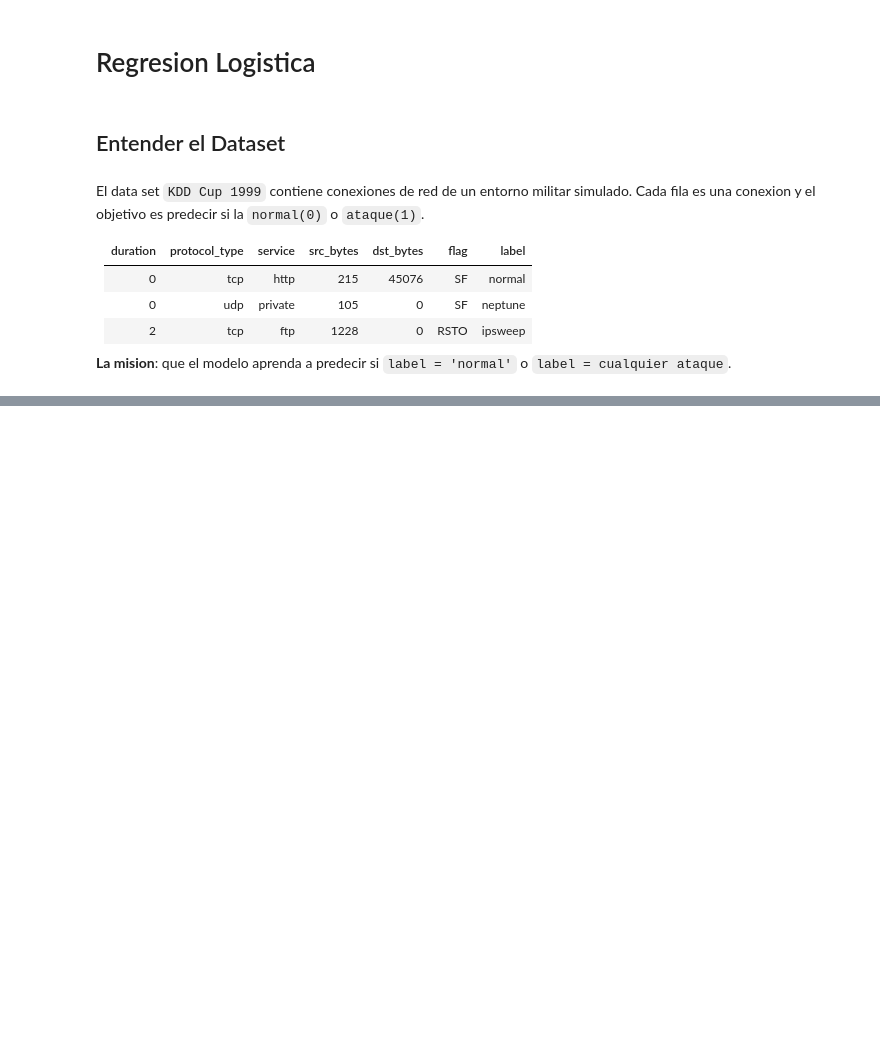
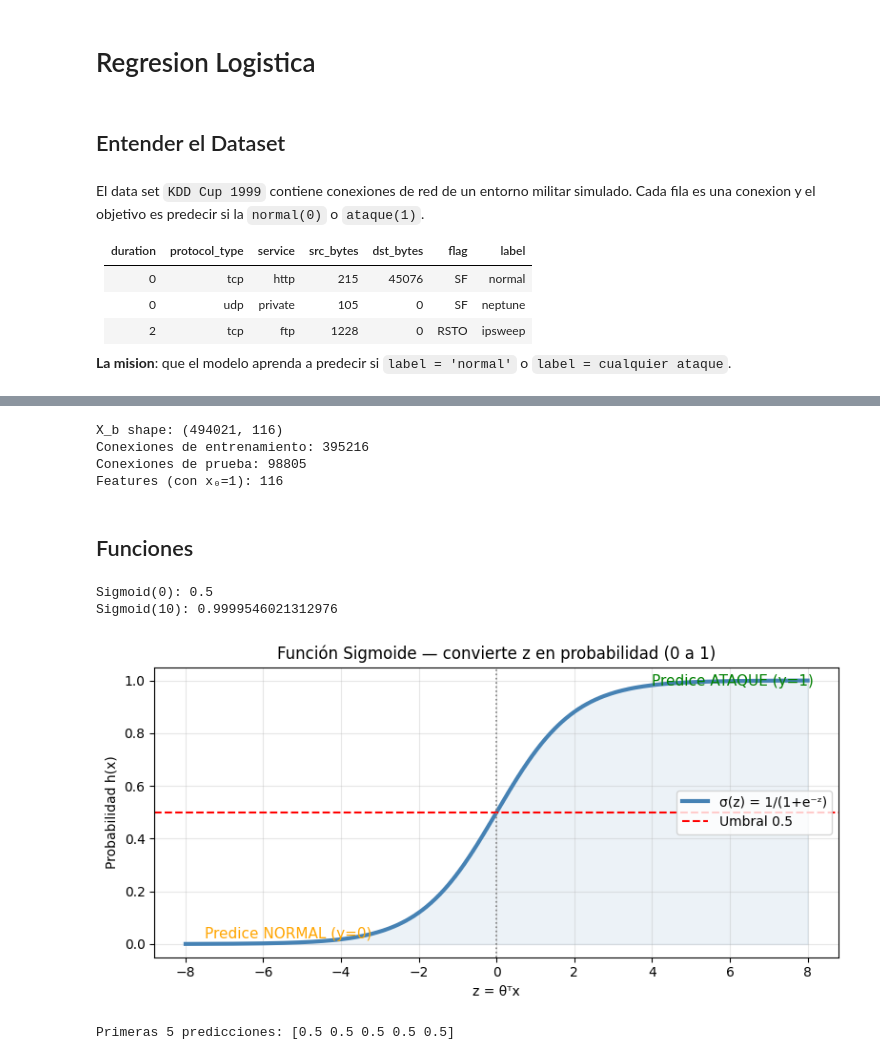
Before and after one commit to dgutimonti/IA, a Jupyter notebook: Lab/Lab_2.ipynb, the cells around one changed output, grey strips where cells are left out. Cells and saved outputs as stored; diff of their text form; code cells hidden in the pictures; blank space fills up the shorter version.

```diff
--- a/Lab/Lab_2.ipynb
+++ b/Lab/Lab_2.ipynb
@@ -51,0 +186,70 @@ print(df['label'].value_counts().head(5))
+# %%
+# Agregar x_0 = 1 y dividir Train/test
+
+from sklearn.model_selection import train_test_split
+
+m   = X_norm.shape[0]
+X_b = np.c_[np.ones((m, 1)), X_norm]
+
+print("X_b shape:", X_b.shape)
+
+X_train, X_test, y_train, y_test = train_test_split(
+    X_b, y,
+    test_size=0.2,
+    random_state=42,
+    stratify=y          # ← mantiene proporción de ataques en cada set
+)
+
+print("Conexiones de entrenamiento:", X_train.shape[0])
+print("Conexiones de prueba:",        X_test.shape[0])
+print("Features (con x₀=1):",         X_train.shape[1])
+# %% [output]
+X_b shape: (494021, 116)
+Conexiones de entrenamiento: 395216
+Conexiones de prueba: 98805
+Features (con x₀=1): 116
+# %% [markdown]
+## Funciones
+# %%
+#funcion sigmoide
+
+def sigmoid(z):
+    return 1 / (1 + np.exp(-z))
+
+print("Sigmoid(0):", sigmoid(0))
+print("Sigmoid(10):", sigmoid(10))
+# %% [output]
+Sigmoid(0): 0.5
+Sigmoid(10): 0.9999546021312976
+# %%
+z = np.linspace(-8, 8, 300)
+
+plt.figure(figsize=(8, 4))
+plt.plot(z, sigmoid(z), color='steelblue', linewidth=3, label='σ(z) = 1/(1+e⁻ᶻ)')
+plt.axhline(0.5,  color='red',  linestyle='--', linewidth=1.5, label='Umbral 0.5')
+plt.axvline(0,    color='gray', linestyle=':',  linewidth=1.2)
+plt.fill_between(z, sigmoid(z), alpha=0.1, color='steelblue')
+
+plt.annotate('Predice ATAQUE (y=1)',  xy=(4,  0.98), fontsize=11, color='green')
+plt.annotate('Predice NORMAL (y=0)', xy=(-7.5, 0.02), fontsize=11, color='orange')
+
+plt.xlabel("z = θᵀx")
+plt.ylabel("Probabilidad h(x)")
+plt.title("Función Sigmoide — convierte z en probabilidad (0 a 1)")
+plt.legend(loc='center right')
+plt.grid(True, alpha=0.3)
+plt.tight_layout()
+plt.show()
+# %% [output]
+[figure, added]
+# %%
+# Funcion Hipotesis
+
+def hipotesis(X, theta):
+    return sigmoid(X.dot(theta))
+
+theta_test = np.zeros(X_train.shape[1])
+preds = hipotesis(X_train, theta_test)
+print("Primeras 5 predicciones:", preds[:5].round(4))
+# %% [output]
+Primeras 5 predicciones: [0.5 0.5 0.5 0.5 0.5]
```
Also changed, not shown: parts of 14 cells of this notebook, 2 other files.
